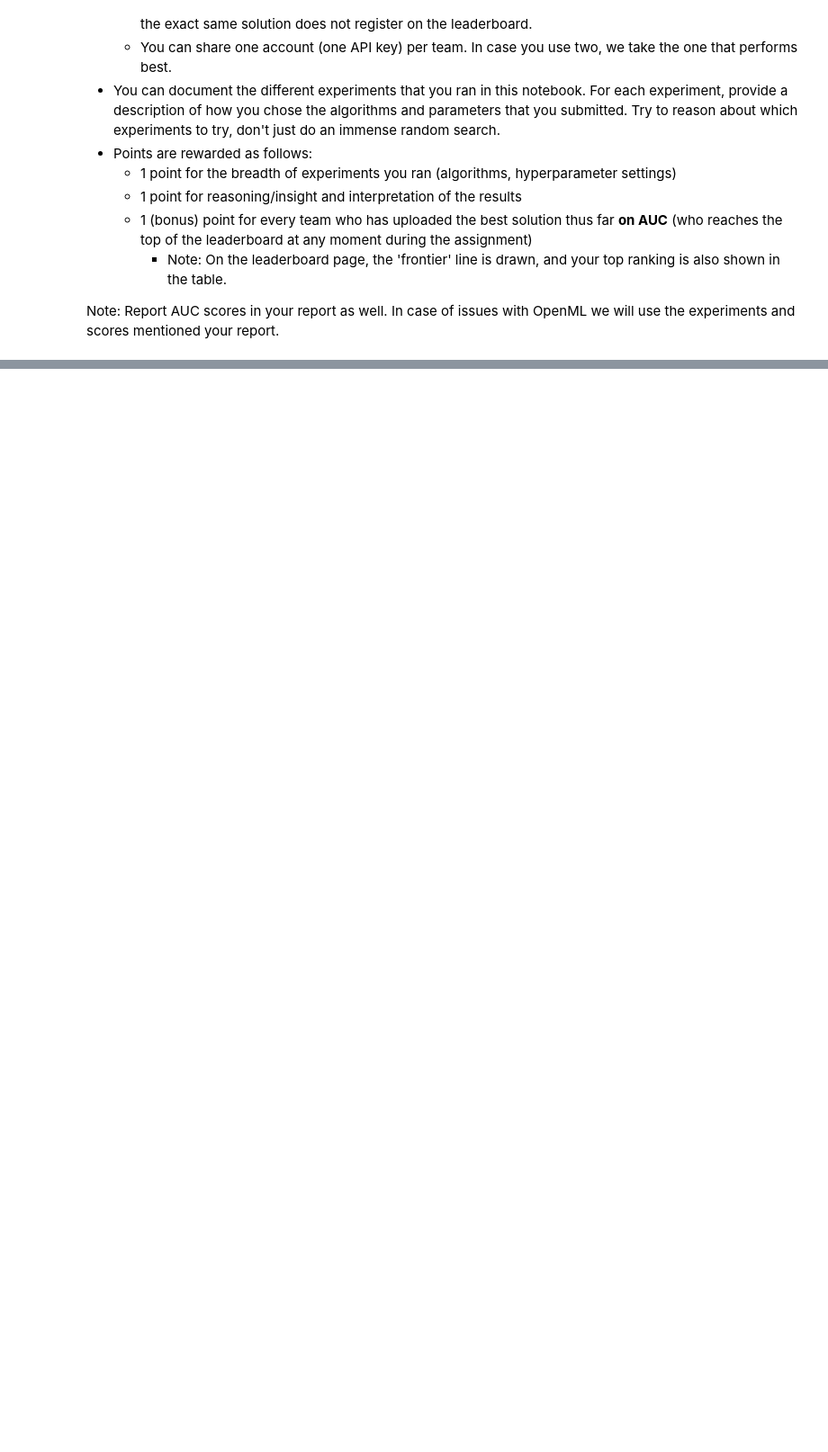
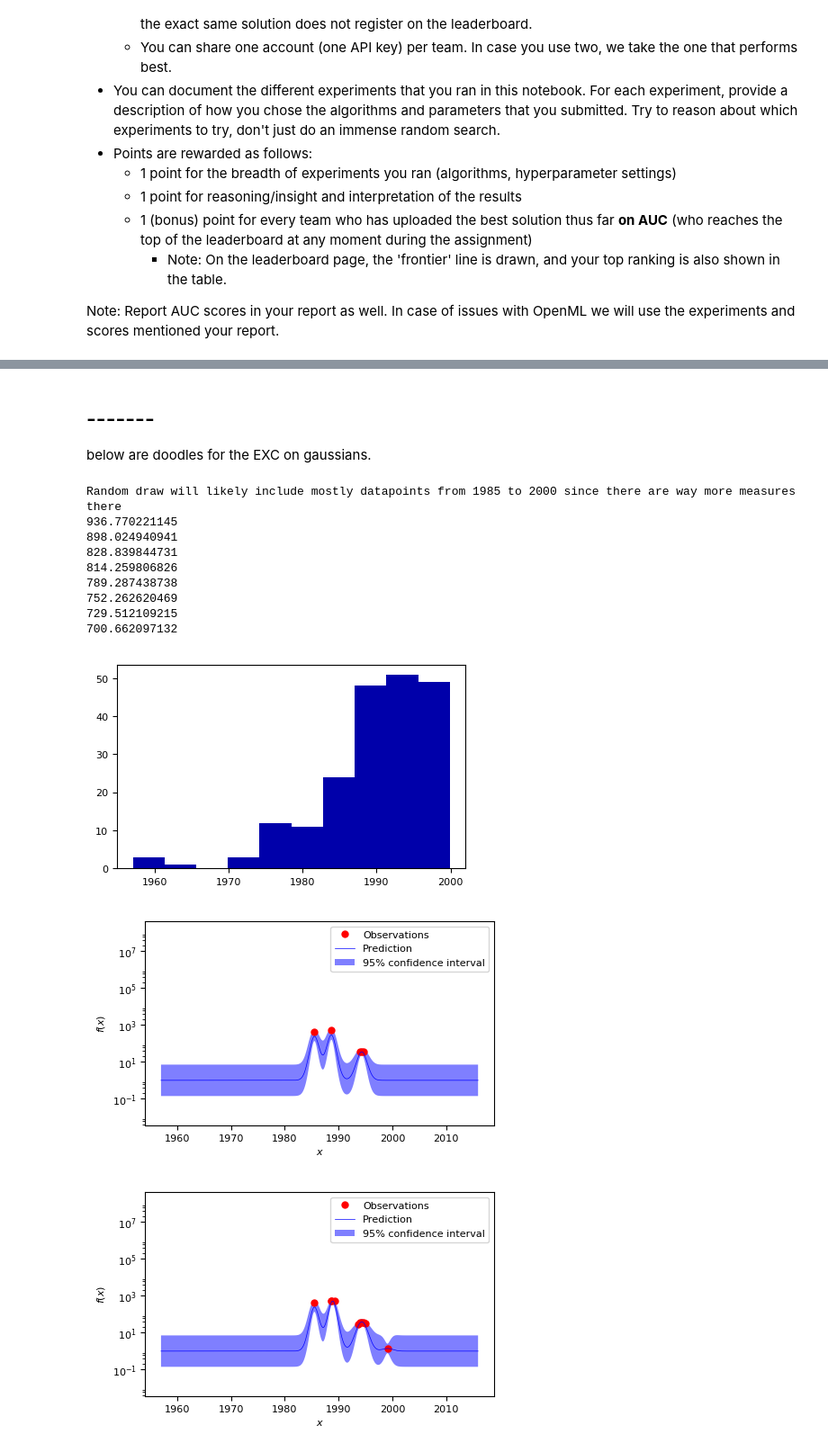
Before and after one commit to mcpeer/mla2, a Jupyter notebook: Assignment 2_peer.ipynb, the cells around one changed output, grey strips where cells are left out. Shown at 90% size. Saved outputs shown, nothing was run; the diff lists cells and outputs as text; code cells hidden in the pictures; blank space fills up the shorter version.

```diff
--- a/Assignment 2_peer.ipynb
+++ b/Assignment 2_peer.ipynb
@@ -583,0 +481,79 @@ Note: Report AUC scores in your report as well. In case of issues with OpenML we
+# %% [markdown]
+## -------
+below are doodles for the EXC on gaussians.
+# %%
+# On training data:
+# start with 5 random samples, train gaussian, plot predictions (mean + uncertainty interval) for both training and test
+# then add 5 more points, retrain, and redraw.
+# do this a couple of times and interpret / explain what you see
+# (probably the uncertainty decreases)
+from sklearn.model_selection import train_test_split
+from sklearn.gaussian_process import GaussianProcessRegressor
+from sklearn.preprocessing import MinMaxScaler
+
+ram_prices = pd.read_csv('data/ram_price.csv')
+
+# Use historical data to forecast prices after the year 2000
+data_train = ram_prices[ram_prices.date < 2000]
+data_test = ram_prices[ram_prices.date >= 2000]
+# predict prices based on date:
+X_train = data_train.date[:, np.newaxis]
+X_test = data_test.date[:, np.newaxis]
+
+from sklearn.gaussian_process.kernels import WhiteKernel, ExpSineSquared, DotProduct
+
+plt.hist(X_train)
+print("Random draw will likely include mostly datapoints from 1985 to 2000 since there are way more measures there")
+
+# we use a log-transform to get a simpler relationship of data to target
+y_train = np.log(data_train.price)
+y_test = np.log(data_test.price)
+
+# # Scale features for Gaussian.
+# scaler = MinMaxScaler()
+# scaler.fit(X_train)
+# X_train_scaled = scaler.transform(X_train)
+# X_test_scaled = scaler.transform(X_test)
+
+#for size in [5]:
+for size in range(5, 41, 5):
+    X_sample, _, y_sample, _ = train_test_split(X_train, y_train, train_size=size, random_state=1)
+    # Mesh the input space for evaluations of the real function, the prediction and
+    # its MSE
+    x = np.atleast_2d(np.linspace(min(X_train), max(X_test), 1000)).T
+
+    gp = GaussianProcessRegressor(alpha=0.1, n_restarts_optimizer=3).fit(X_sample, y_sample)
+    # Make the prediction on the meshed x-axis (ask for MSE as well)
+    y_pred, sigma = gp.predict(x, return_std=True)
+    print(sum(sigma))
+    y_pred_low = y_pred - 1.96*sigma
+    y_pred_upper = y_pred + 1.96*sigma
+
+    # Plot the function, the prediction and the 95% confidence interval based on
+    # the MSE
+    fig = plt.figure()
+    plt.semilogy(X_sample, np.exp(y_sample), 'r.', markersize=10, label=u'Observations')
+    plt.semilogy(x, np.exp(y_pred), 'b-', label=u'Prediction')
+    plt.fill(np.concatenate([x, x[::-1]]),
+             np.concatenate([np.exp(y_pred_low),
+                             np.exp(y_pred_upper)[::-1]]),
+             alpha=.5, fc='b', ec='None', label='95% confidence interval')
+
+
+    plt.xlabel('$x$')
+    plt.ylabel('$f(x)$')
+    plt.ylim(min(ram_prices.price),max(ram_prices.price))
+    plt.legend(loc='upper right')
+# %% [output]
+Random draw will likely include mostly datapoints from 1985 to 2000 since there are way more measures there
+936.770221145
+898.024940941
+828.839844731
+814.259806826
+789.287438738
+752.262620469
+729.512109215
+700.662097132
+[figure, added]
+[figure, added]
+[figure, added]
```
Also changed, not shown: parts of 18 cells of this notebook.
